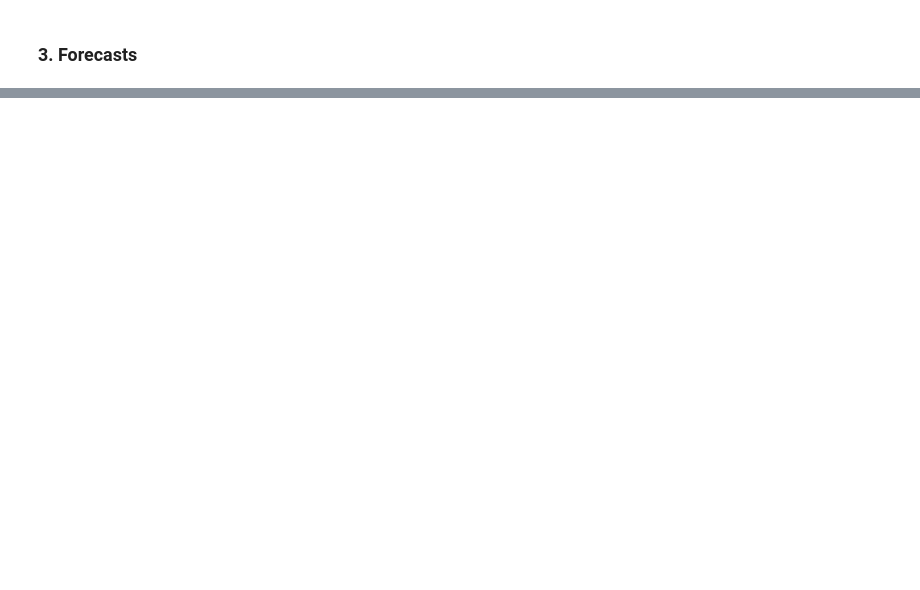
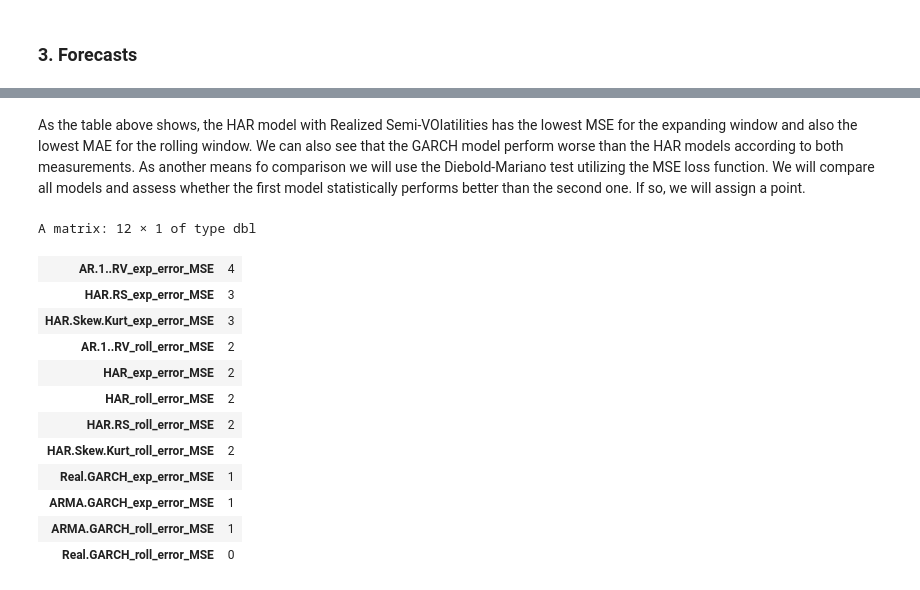
Before and after one commit to JanK0095/Financial-Econometrics-Course-Projects, a Jupyter notebook: Final project/FEI_Emprical_project_Kubal_Mattanelli.ipynb, the cells around one changed output, grey strips where cells are left out. Cells and saved outputs as stored; diff of their text form; code cells hidden in the pictures; blank space fills up the shorter version.

```diff
--- a/Final project/FEI_Emprical_project_Kubal_Mattanelli.ipynb
+++ b/Final project/FEI_Emprical_project_Kubal_Mattanelli.ipynb
@@ -553,0 +707,3 @@ Even though the differences are not that large, we can clearly see that the HAR-
+# %%
+#Applying the function
+forecast_errors <- lapply(forecasts, calc_errors)
@@ -553,0 +712,7 @@ Even though the differences are not that large, we can clearly see that the HAR-
+# %%
+options(repr.plot.width = 10, repr.plot.height = 12)
+#Plotting forecast errors
+par(mfrow = c(3,2))
+for (i in 1:6) {
+  print(plot(forecast_errors[[i]], main = model_names[i], legend.loc = "topright"))
+}
@@ -553,0 +723,18 @@ Even though the differences are not that large, we can clearly see that the HAR-
+# %%
+#Defining a function for MSE and MAE
+calc_loss <- function(xts_object, loss_func = "MSE") {
+  res_names <- paste(names(xts_object), loss_func, sep = "_") #Creating names for the resulting xts_object
+  if (loss_func == "MSE") { #MSE
+    result <- xts_object^2 #Errors squared
+  } else if (loss_func == "MAE") { #MAE
+    result <- abs(xts_object) #Absolute value of errors
+  } else {
+    stop("Invalid loss function")
+  }
+    names(result) <- res_names
+    return(result)
+}
+# %%
+#Applying the function
+MSE <- do.call(merge.xts, lapply(forecast_errors, calc_loss)) #MSE
+MAE <- do.call(merge.xts, lapply(forecast_errors, calc_loss, loss_func = "MAE")) #MAE
@@ -553,0 +780,31 @@ Even though the differences are not that large, we can clearly see that the HAR-
+# %% [markdown]
+As the table above shows, the HAR model with Realized Semi-VOlatilities has the lowest MSE for the expanding window and also the lowest MAE for the rolling window. We can also see that the GARCH model perform worse than the HAR models according to both measurements. As another means fo comparison we will use the Diebold-Mariano test utilizing the MSE loss function. We will compare all models and assess whether the first model statistically performs better than the second one. If so, we will assign a point.
+# %%
+#Diebold-Mariano test
+dm_test_points <- matrix(rep(0, 12), nrow = 12) #Empty matrix to store the number of times a model is more accurate than another model
+row.names(dm_test_points) <- names(MSE) #Naming for clarity
+for (i in 1:12) { #Looping through the columns of MSE
+  for (j in 1:12) { #For each column calculate DM test with all other columns
+    if (i==j) { #Skip an iteration to prevent testing of a model against itself
+      next
+    } else {
+      test_result <- dm.test(na.omit(MSE[, i]), na.omit(MSE[, j]), alternative = "less")
+      dm_test_points[i, ] <- ifelse(test_result$p.value <= 0.05, dm_test_points[i, ] + 1, dm_test_points[i, ])
+    }
+  }
+}
+as.matrix(dm_test_points[order(dm_test_points[, 1], decreasing = T), ]) #Sorting from the highest to lowest
+# %% [output]
+A matrix: 12 × 1 of type dbl
+| AR.1..RV_exp_error_MSE | 4 |
+| HAR.RS_exp_error_MSE | 3 |
+| HAR.Skew.Kurt_exp_error_MSE | 3 |
+| AR.1..RV_roll_error_MSE | 2 |
+| HAR_exp_error_MSE | 2 |
+| HAR_roll_error_MSE | 2 |
+| HAR.RS_roll_error_MSE | 2 |
+| HAR.Skew.Kurt_roll_error_MSE | 2 |
+| Real.GARCH_exp_error_MSE | 1 |
+| ARMA.GARCH_exp_error_MSE | 1 |
+| ARMA.GARCH_roll_error_MSE | 1 |
+| Real.GARCH_roll_error_MSE | 0 |
```
Also changed, not shown: parts of 36 cells of this notebook, 1 other file.
